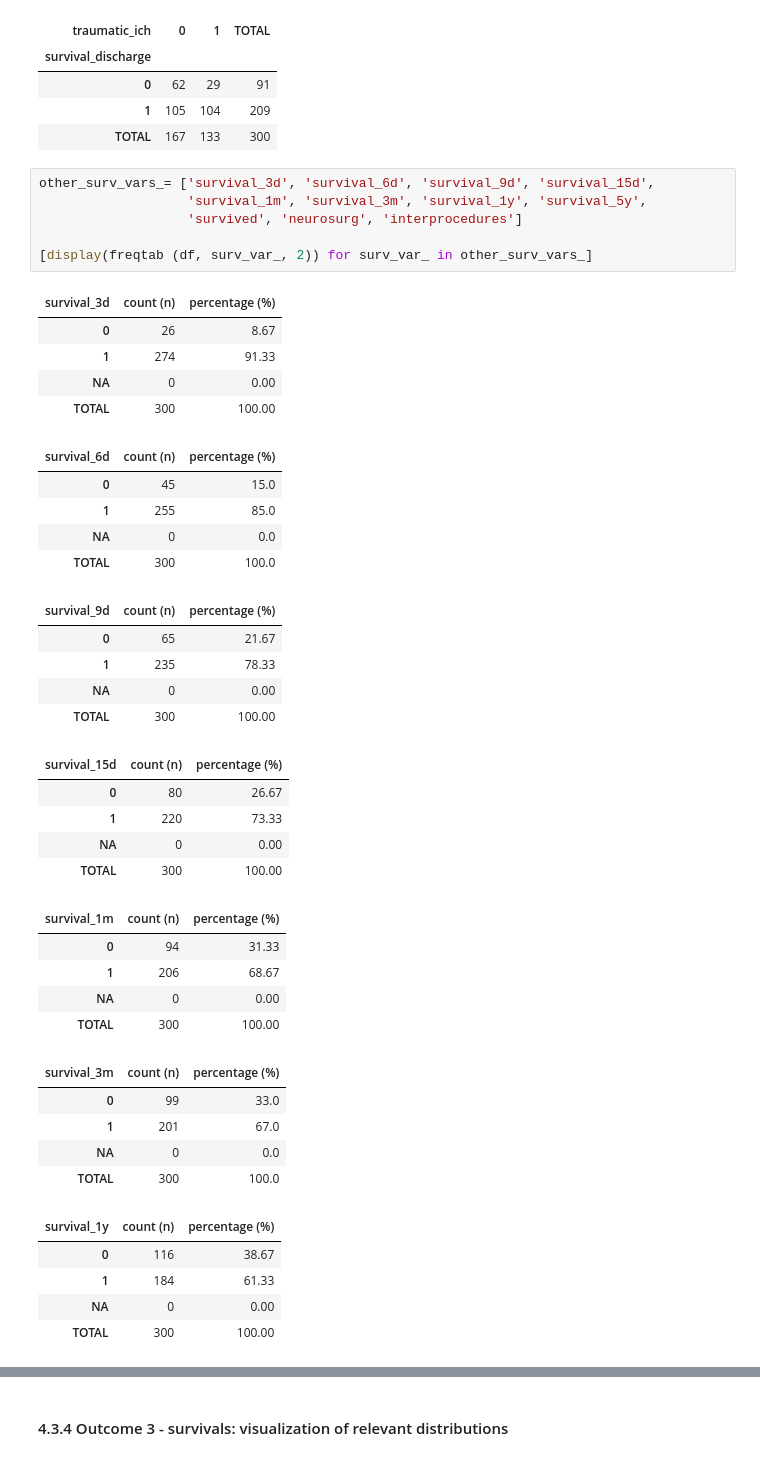
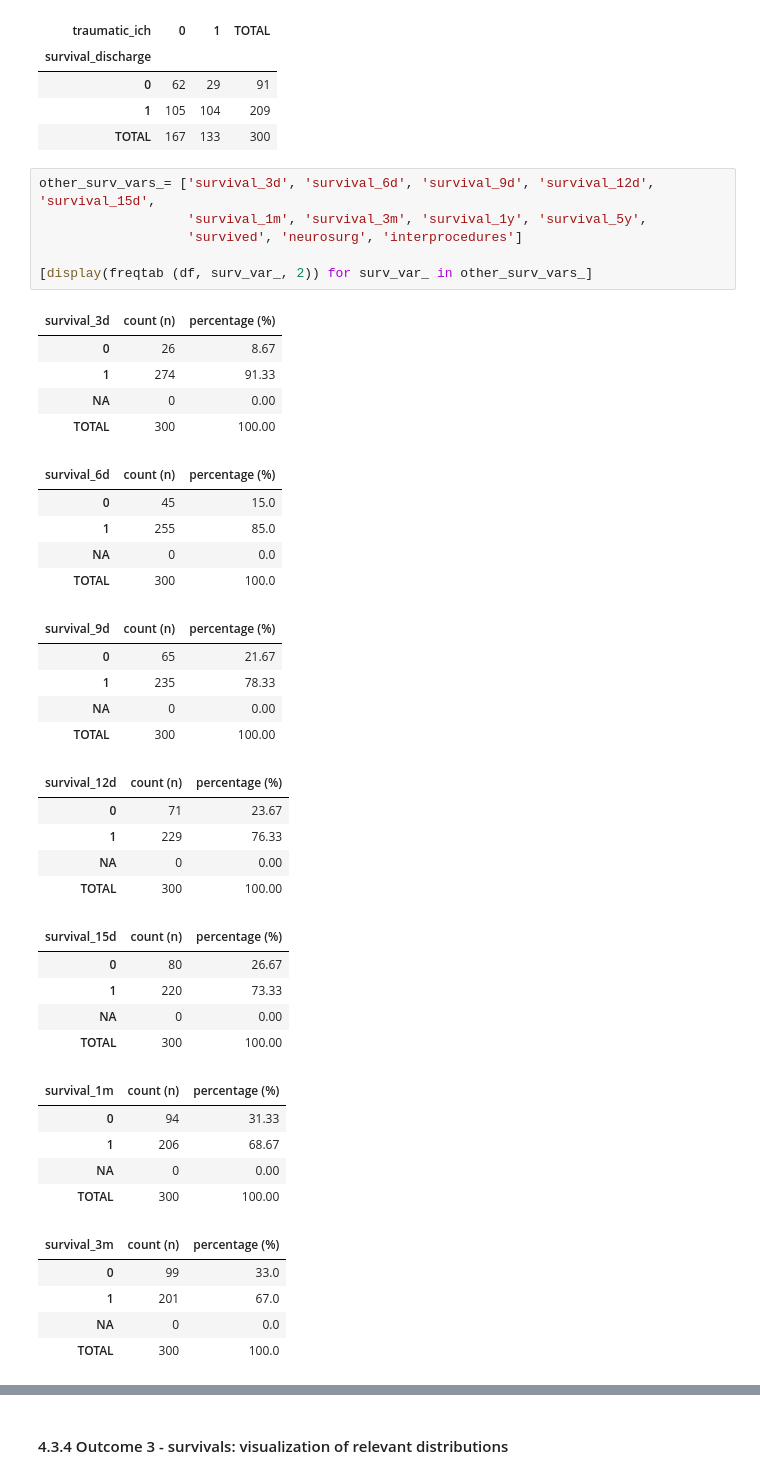
Before and after one commit to Pablomfm/Intracranial_Hemorrhages, a Jupyter notebook: 4.1 EDA & Descriptive Statistics of Outcomes.ipynb, the cells around one changed output, grey strips where cells are left out. Cells and saved outputs as stored; diff of their text form.

```diff
--- a/4.1 EDA & Descriptive Statistics of Outcomes.ipynb
+++ b/4.1 EDA & Descriptive Statistics of Outcomes.ipynb
@@ -504,44 +504,44 @@ display_side_by_side(
 | 1 | 105 | 104 | 209 |
 | TOTAL | 167 | 133 | 300 |
 # %%
-other_surv_vars_= ['survival_3d', 'survival_6d', 'survival_9d', 'survival_15d',
+other_surv_vars_= ['survival_3d', 'survival_6d', 'survival_9d', 'survival_12d', 'survival_15d',
                    'survival_1m', 'survival_3m', 'survival_1y', 'survival_5y',
                    'survived', 'neurosurg', 'interprocedures']
 
 [display(freqtab (df, surv_var_, 2)) for surv_var_ in other_surv_vars_]
 # %% [output]
 | survival_3d | count (n) | percentage (%) |
 | 0 | 26 | 8.67 |
 | 1 | 274 | 91.33 |
 | NA | 0 | 0.00 |
 | TOTAL | 300 | 100.00 |
 | survival_6d | count (n) | percentage (%) |
 | 0 | 45 | 15.0 |
 | 1 | 255 | 85.0 |
 | NA | 0 | 0.0 |
 | TOTAL | 300 | 100.0 |
 | survival_9d | count (n) | percentage (%) |
 | 0 | 65 | 21.67 |
 | 1 | 235 | 78.33 |
 | NA | 0 | 0.00 |
 | TOTAL | 300 | 100.00 |
-| survival_15d | count (n) | percentage (%) |
-| 0 | 80 | 26.67 |
-| 1 | 220 | 73.33 |
+| survival_12d | count (n) | percentage (%) |
+| 0 | 71 | 23.67 |
+| 1 | 229 | 76.33 |
 | NA | 0 | 0.00 |
 | TOTAL | 300 | 100.00 |
-| survival_1m | count (n) | percentage (%) |
-| 0 | 94 | 31.33 |
-| 1 | 206 | 68.67 |
+| survival_15d | count (n) | percentage (%) |
+| 0 | 80 | 26.67 |
+| 1 | 220 | 73.33 |
 | NA | 0 | 0.00 |
 | TOTAL | 300 | 100.00 |
-| survival_3m | count (n) | percentage (%) |
-| 0 | 99 | 33.0 |
-| 1 | 201 | 67.0 |
-| NA | 0 | 0.0 |
-| TOTAL | 300 | 100.0 |
+| survival_1m | count (n) | percentage (%) |
+| 0 | 94 | 31.33 |
+| 1 | 206 | 68.67 |
+| NA | 0 | 0.00 |
+| TOTAL | 300 | 100.00 |
-| survival_1y | count (n) | percentage (%) |
-| 0 | 116 | 38.67 |
-| 1 | 184 | 61.33 |
-| NA | 0 | 0.00 |
-| TOTAL | 300 | 100.00 |
+| survival_3m | count (n) | percentage (%) |
+| 0 | 99 | 33.0 |
+| 1 | 201 | 67.0 |
+| NA | 0 | 0.0 |
+| TOTAL | 300 | 100.0 |
```
Also changed, not shown: parts of 2 cells of this notebook.
